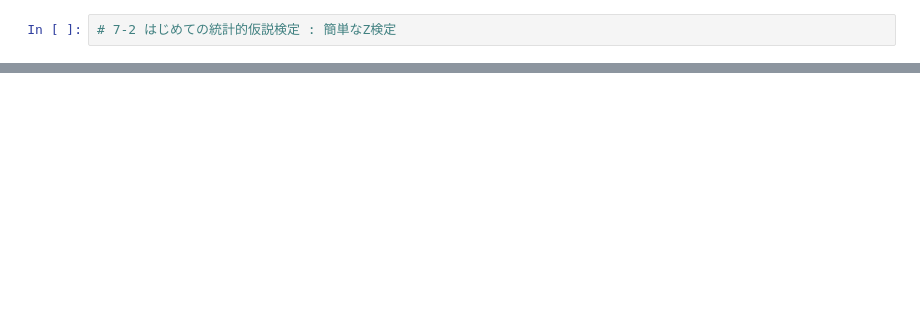
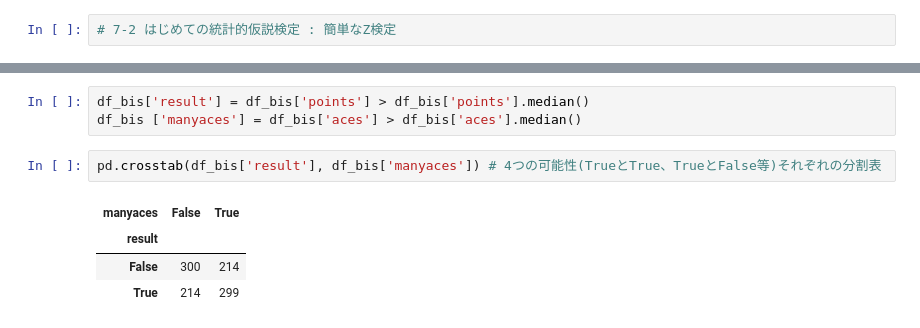
Before and after one commit to discocactus/IPython_DataScienceCookBook, a Jupyter notebook: IPythonDSCB_7.ipynb, the cells around one changed output, grey strips where cells are left out. Cells and saved outputs as stored; diff of their text form; blank space fills up the shorter version.

```diff
--- a/IPythonDSCB_7.ipynb
+++ b/IPythonDSCB_7.ipynb
@@ -94,0 +125,10 @@ plt.ylabel('Proportion of double faults per match.');
+# %%
+df_bis['result'] = df_bis['points'] > df_bis['points'].median()
+df_bis ['manyaces'] = df_bis['aces'] > df_bis['aces'].median()
+# %%
+pd.crosstab(df_bis['result'], df_bis['manyaces']) # 4つの可能性(TrueとTrue、TrueとFalse等)それぞれの分割表
+# %% [output]
+| manyaces | False | True |
+| result |  |  |
+| False | 300 | 214 |
+| True | 214 | 299 |
```
Also changed, not shown: parts of 26 cells of this notebook.
